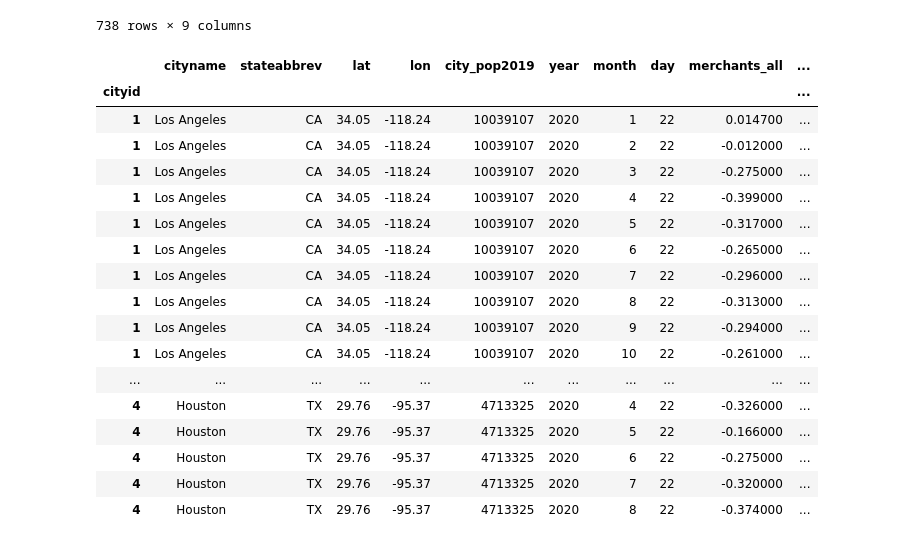
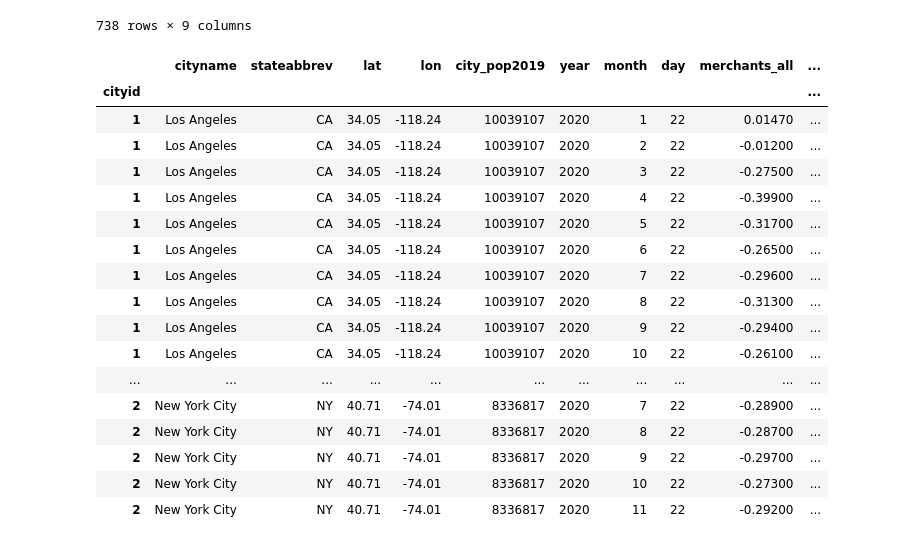
Before and after one commit to Loki-codes/Greener-Pastures, a Jupyter notebook: womplygeo.ipynb, the cells around one changed output. Drawn from its saved outputs; the diff is of its cells as text; code cells hidden in the pictures.

```diff
--- a/womplygeo.ipynb
+++ b/womplygeo.ipynb
@@ -128,23 +128,23 @@ month_merge_df
 # %%
 #adding column to find difference
 month_merge_df['Merchants Difference'] = ""
-month_merge_df.head(50)
+month_merge_df.head(25)
 # %% [output]
 |  | cityname | stateabbrev | lat | lon | city_pop2019 | year | month | day | merchants_all | ... |
 | cityid |  |  |  |  |  |  |  |  |  | ... |
-| 1 | Los Angeles | CA | 34.05 | -118.24 | 10039107 | 2020 | 1 | 22 | 0.014700 | ... |
-| 1 | Los Angeles | CA | 34.05 | -118.24 | 10039107 | 2020 | 2 | 22 | -0.012000 | ... |
-| 1 | Los Angeles | CA | 34.05 | -118.24 | 10039107 | 2020 | 3 | 22 | -0.275000 | ... |
-| 1 | Los Angeles | CA | 34.05 | -118.24 | 10039107 | 2020 | 4 | 22 | -0.399000 | ... |
-| 1 | Los Angeles | CA | 34.05 | -118.24 | 10039107 | 2020 | 5 | 22 | -0.317000 | ... |
-| 1 | Los Angeles | CA | 34.05 | -118.24 | 10039107 | 2020 | 6 | 22 | -0.265000 | ... |
-| 1 | Los Angeles | CA | 34.05 | -118.24 | 10039107 | 2020 | 7 | 22 | -0.296000 | ... |
-| 1 | Los Angeles | CA | 34.05 | -118.24 | 10039107 | 2020 | 8 | 22 | -0.313000 | ... |
-| 1 | Los Angeles | CA | 34.05 | -118.24 | 10039107 | 2020 | 9 | 22 | -0.294000 | ... |
-| 1 | Los Angeles | CA | 34.05 | -118.24 | 10039107 | 2020 | 10 | 22 | -0.261000 | ... |
+| 1 | Los Angeles | CA | 34.05 | -118.24 | 10039107 | 2020 | 1 | 22 | 0.01470 | ... |
+| 1 | Los Angeles | CA | 34.05 | -118.24 | 10039107 | 2020 | 2 | 22 | -0.01200 | ... |
+| 1 | Los Angeles | CA | 34.05 | -118.24 | 10039107 | 2020 | 3 | 22 | -0.27500 | ... |
+| 1 | Los Angeles | CA | 34.05 | -118.24 | 10039107 | 2020 | 4 | 22 | -0.39900 | ... |
+| 1 | Los Angeles | CA | 34.05 | -118.24 | 10039107 | 2020 | 5 | 22 | -0.31700 | ... |
+| 1 | Los Angeles | CA | 34.05 | -118.24 | 10039107 | 2020 | 6 | 22 | -0.26500 | ... |
+| 1 | Los Angeles | CA | 34.05 | -118.24 | 10039107 | 2020 | 7 | 22 | -0.29600 | ... |
+| 1 | Los Angeles | CA | 34.05 | -118.24 | 10039107 | 2020 | 8 | 22 | -0.31300 | ... |
+| 1 | Los Angeles | CA | 34.05 | -118.24 | 10039107 | 2020 | 9 | 22 | -0.29400 | ... |
+| 1 | Los Angeles | CA | 34.05 | -118.24 | 10039107 | 2020 | 10 | 22 | -0.26100 | ... |
 | ... | ... | ... | ... | ... | ... | ... | ... | ... | ... | ... |
-| 4 | Houston | TX | 29.76 | -95.37 | 4713325 | 2020 | 4 | 22 | -0.326000 | ... |
-| 4 | Houston | TX | 29.76 | -95.37 | 4713325 | 2020 | 5 | 22 | -0.166000 | ... |
-| 4 | Houston | TX | 29.76 | -95.37 | 4713325 | 2020 | 6 | 22 | -0.275000 | ... |
-| 4 | Houston | TX | 29.76 | -95.37 | 4713325 | 2020 | 7 | 22 | -0.320000 | ... |
-| 4 | Houston | TX | 29.76 | -95.37 | 4713325 | 2020 | 8 | 22 | -0.374000 | ... |
+| 2 | New York City | NY | 40.71 | -74.01 | 8336817 | 2020 | 7 | 22 | -0.28900 | ... |
+| 2 | New York City | NY | 40.71 | -74.01 | 8336817 | 2020 | 8 | 22 | -0.28700 | ... |
+| 2 | New York City | NY | 40.71 | -74.01 | 8336817 | 2020 | 9 | 22 | -0.29700 | ... |
+| 2 | New York City | NY | 40.71 | -74.01 | 8336817 | 2020 | 10 | 22 | -0.27300 | ... |
+| 2 | New York City | NY | 40.71 | -74.01 | 8336817 | 2020 | 11 | 22 | -0.29200 | ... |
```
Also changed, not shown: parts of 2 cells of this notebook.
